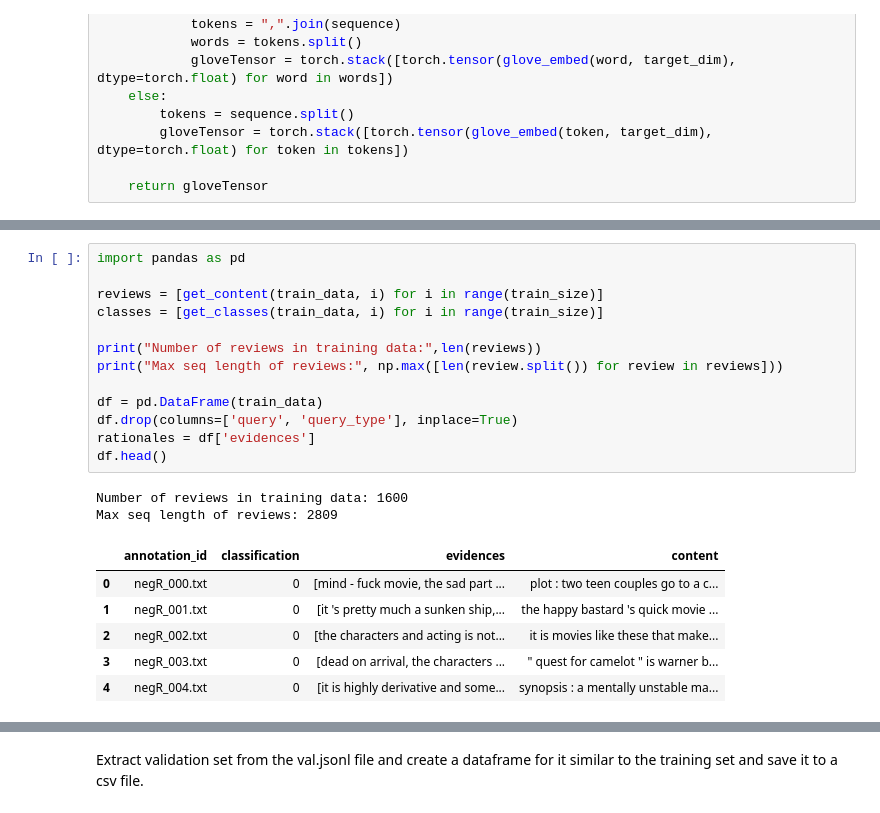
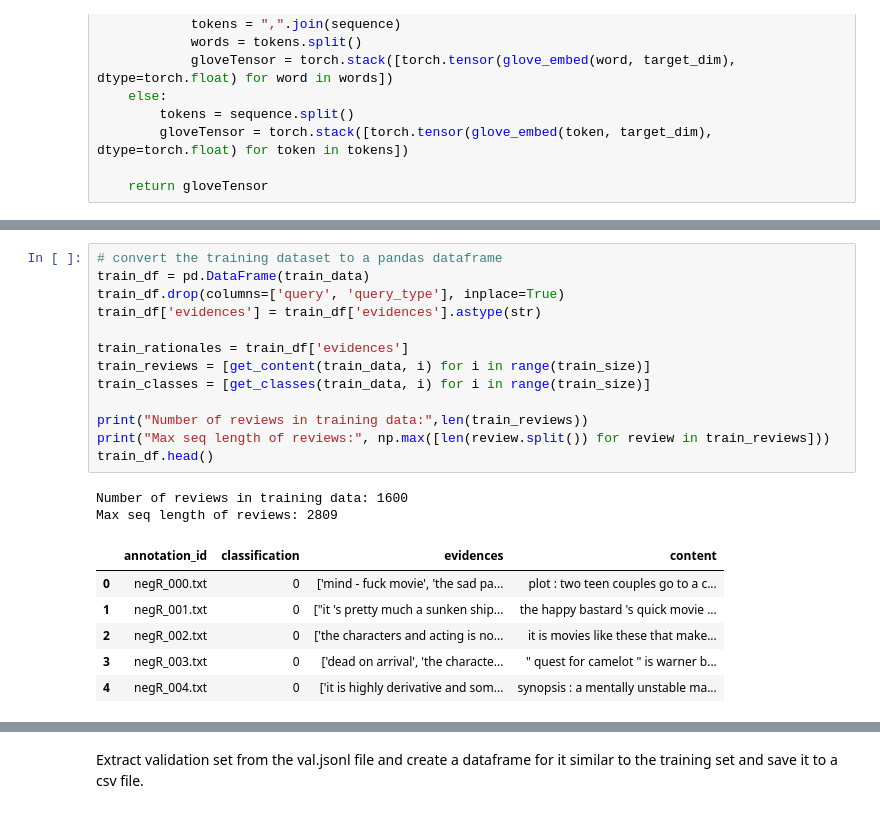
Before and after one commit to Nikhil-Kadapala/NeuralNets, a Jupyter notebook: standardNeuralNets/stdCNN_LIME.ipynb, the cells around one changed output, grey strips where cells are left out. Saved outputs shown, nothing was run; the diff lists cells and outputs as text.

Commit message:
Created Dataframes for train, val, and test data.

```diff
--- a/standardNeuralNets/stdCNN_LIME.ipynb
+++ b/standardNeuralNets/stdCNN_LIME.ipynb
@@ -264,22 +268,22 @@ def glove_embed_sequences(sequence, target_dim):
 # %%
-import pandas as pd
+# convert the training dataset to a pandas dataframe
+train_df = pd.DataFrame(train_data)
+train_df.drop(columns=['query', 'query_type'], inplace=True)
+train_df['evidences'] = train_df['evidences'].astype(str)
 
-reviews = [get_content(train_data, i) for i in range(train_size)]
-classes = [get_classes(train_data, i) for i in range(train_size)]
+train_rationales = train_df['evidences']
+train_reviews = [get_content(train_data, i) for i in range(train_size)]
+train_classes = [get_classes(train_data, i) for i in range(train_size)]
 
-print("Number of reviews in training data:",len(reviews))
-print("Max seq length of reviews:", np.max([len(review.split()) for review in reviews]))
-
-df = pd.DataFrame(train_data)
-df.drop(columns=['query', 'query_type'], inplace=True)
-rationales = df['evidences']
-df.head()
+print("Number of reviews in training data:",len(train_reviews))
+print("Max seq length of reviews:", np.max([len(review.split()) for review in train_reviews]))
+train_df.head()
 # %% [output]
 Number of reviews in training data: 1600
 Max seq length of reviews: 2809
 |  | annotation_id | classification | evidences | content |
-| 0 | negR_000.txt | 0 | [mind - fuck movie, the sad part ... | plot : two teen couples go to a c... |
-| 1 | negR_001.txt | 0 | [it 's pretty much a sunken ship,... | the happy bastard 's quick movie ... |
-| 2 | negR_002.txt | 0 | [the characters and acting is not... | it is movies like these that make... |
-| 3 | negR_003.txt | 0 | [dead on arrival, the characters ... | " quest for camelot " is warner b... |
-| 4 | negR_004.txt | 0 | [it is highly derivative and some... | synopsis : a mentally unstable ma... |
+| 0 | negR_000.txt | 0 | ['mind - fuck movie', 'the sad pa... | plot : two teen couples go to a c... |
+| 1 | negR_001.txt | 0 | ["it 's pretty much a sunken ship... | the happy bastard 's quick movie ... |
+| 2 | negR_002.txt | 0 | ['the characters and acting is no... | it is movies like these that make... |
+| 3 | negR_003.txt | 0 | ['dead on arrival', 'the characte... | " quest for camelot " is warner b... |
+| 4 | negR_004.txt | 0 | ['it is highly derivative and som... | synopsis : a mentally unstable ma... |
```
Also changed, not shown: parts of 8 cells of this notebook.
